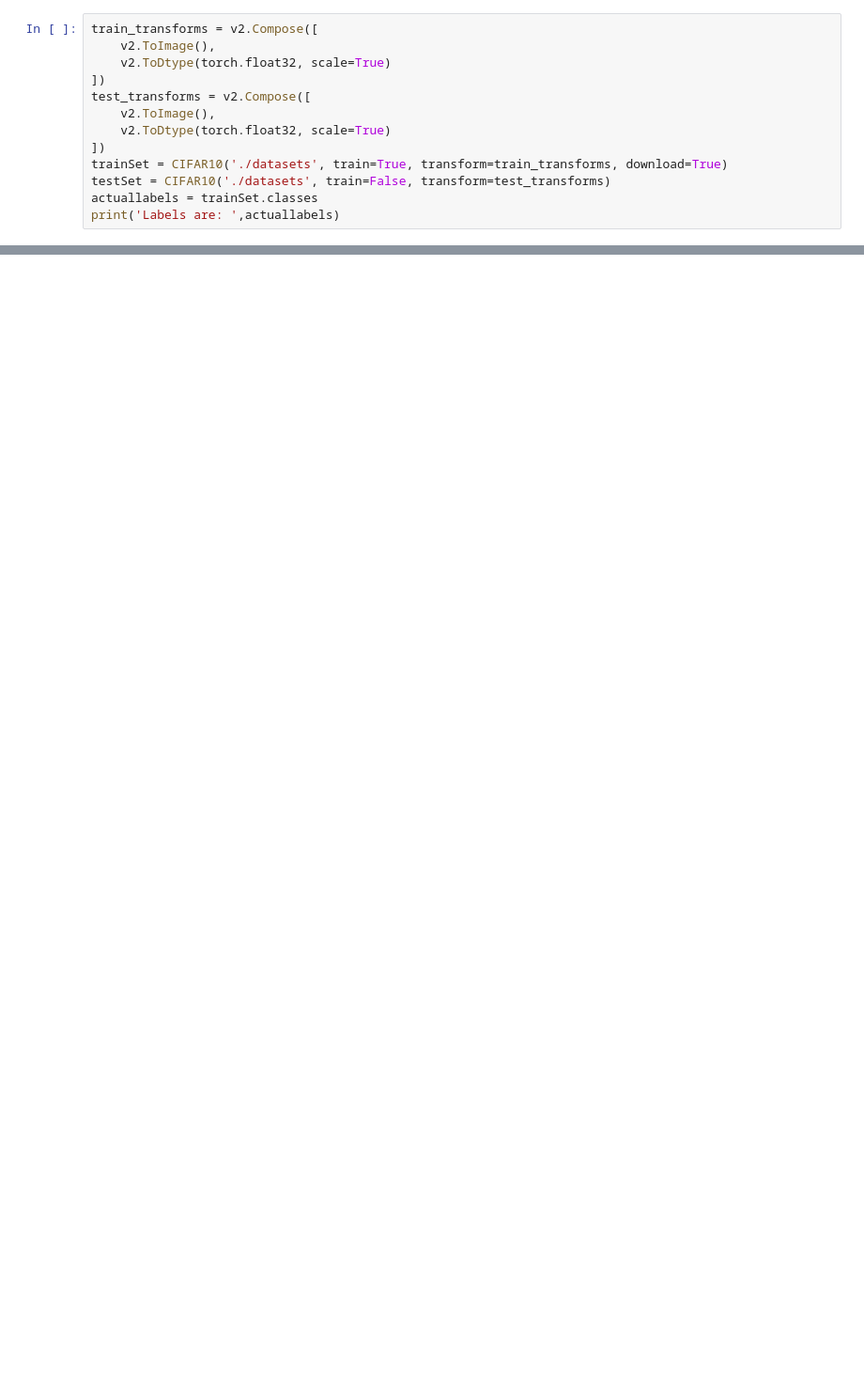
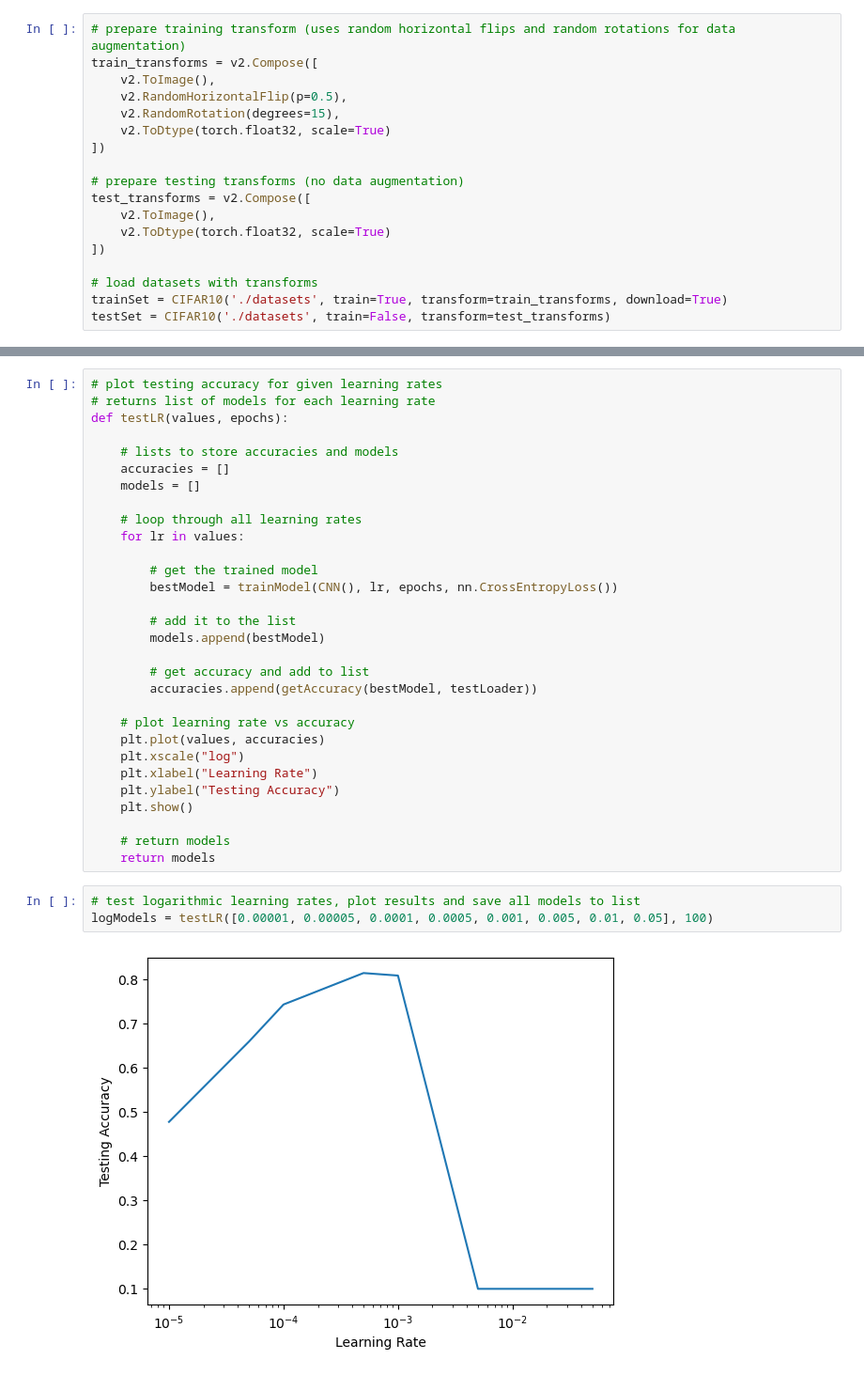
Before and after one commit to dababy9/general, a Jupyter notebook: usna/si470/cnn.ipynb, the cells around one changed output, grey strips where cells are left out. Shown: that part at 94% size. Saved outputs shown, nothing was run; the diff lists cells and outputs as text; blank space fills up the shorter version.

```diff
--- a/usna/si470/cnn.ipynb
+++ b/usna/si470/cnn.ipynb
@@ -11,16 +21,21 @@ from torchvision.transforms import v2
 from torchvision.datasets import CIFAR10
 from torch.utils.data import DataLoader
 # %%
+# prepare training transform (uses random horizontal flips and random rotations for data augmentation)
 train_transforms = v2.Compose([
     v2.ToImage(),
+    v2.RandomHorizontalFlip(p=0.5),
+    v2.RandomRotation(degrees=15),
     v2.ToDtype(torch.float32, scale=True)
 ])
+
+# prepare testing transforms (no data augmentation)
 test_transforms = v2.Compose([
     v2.ToImage(),
     v2.ToDtype(torch.float32, scale=True)
 ])
+
+# load datasets with transforms
 trainSet = CIFAR10('./datasets', train=True, transform=train_transforms, download=True)
 testSet = CIFAR10('./datasets', train=False, transform=test_transforms)
-actuallabels = trainSet.classes
-print('Labels are: ',actuallabels)
 # %% [output]
@@ -155,0 +208,35 @@ NameError: name 'Xtr' is not defined
+# %%
+# plot testing accuracy for given learning rates
+# returns list of models for each learning rate
+def testLR(values, epochs):
+
+    # lists to store accuracies and models
+    accuracies = []
+    models = []
+
+    # loop through all learning rates
+    for lr in values:
+
+        # get the trained model
+        bestModel = trainModel(CNN(), lr, epochs, nn.CrossEntropyLoss())
+
+        # add it to the list
+        models.append(bestModel)
+
+        # get accuracy and add to list
+        accuracies.append(getAccuracy(bestModel, testLoader))
+
+    # plot learning rate vs accuracy
+    plt.plot(values, accuracies)
+    plt.xscale("log")
+    plt.xlabel("Learning Rate")
+    plt.ylabel("Testing Accuracy")
+    plt.show()
+
+    # return models
+    return models
+# %%
+# test logarithmic learning rates, plot results and save all models to list
+logModels = testLR([0.00001, 0.00005, 0.0001, 0.0005, 0.001, 0.005, 0.01, 0.05], 100)
+# %% [output]
+[figure, added]
```
Also changed, not shown: parts of 20 cells of this notebook, 5 other files.
